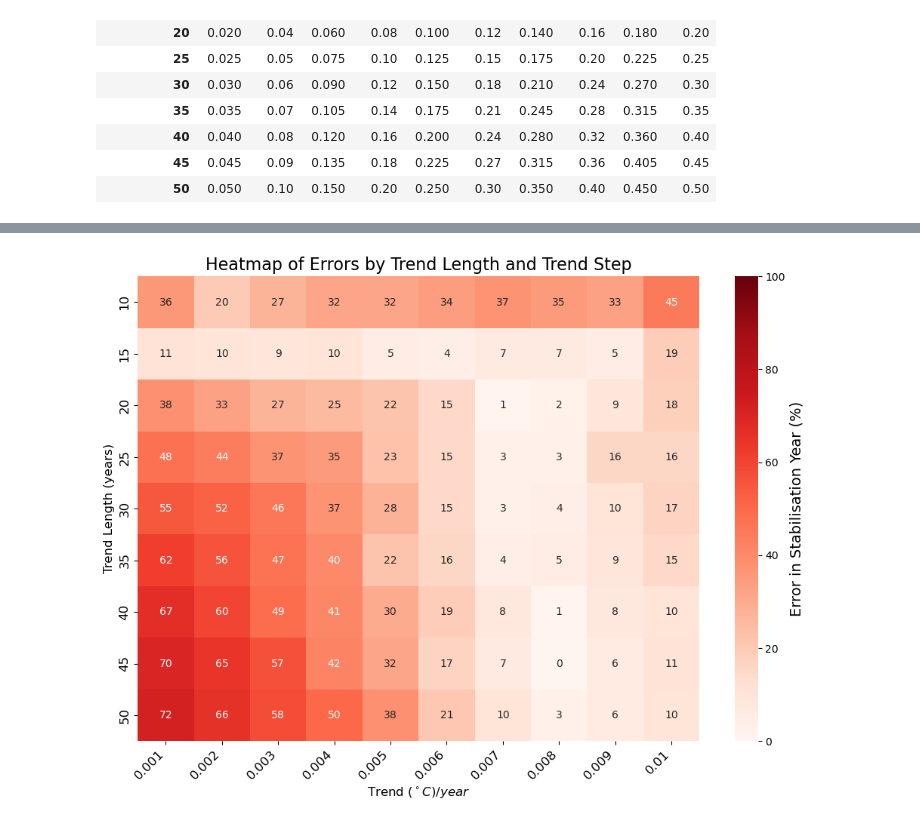
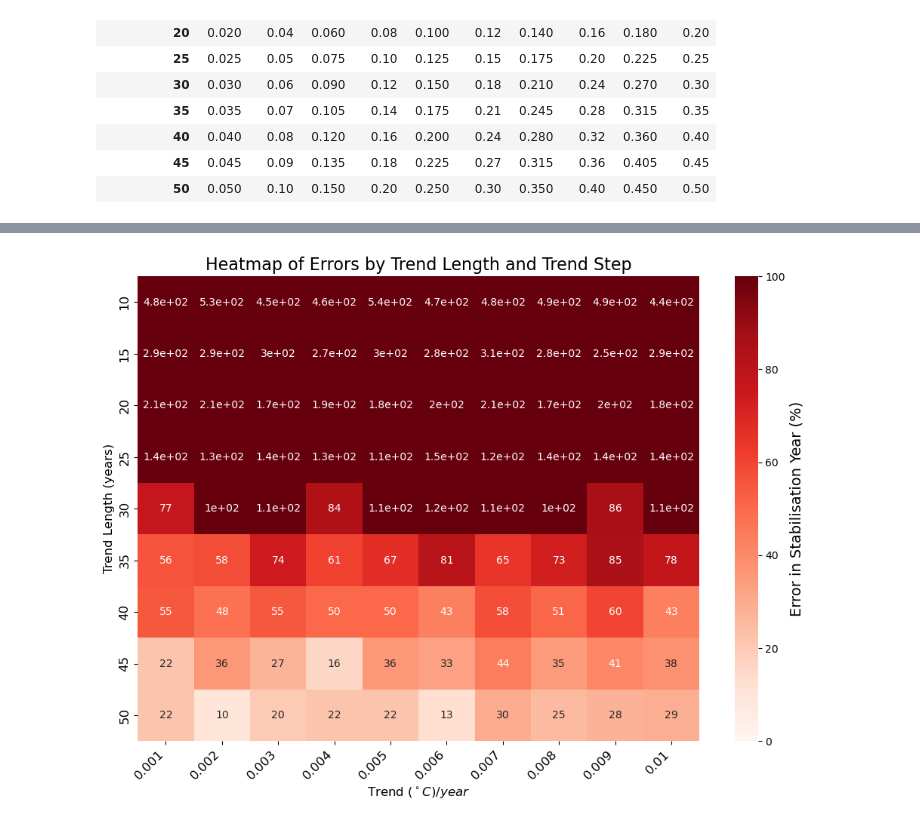
Before and after one commit to alexborowiak/zecmip_stabilisation, a Jupyter notebook: sythetic_timeseries_method_test_v2_all_window_frac_method.ipynb, the cells around one changed output, grey strips where cells are left out. Cells and saved outputs as stored; diff of their text form; code cells hidden in the pictures.

```diff
--- a/sythetic_timeseries_method_test_v2_all_window_frac_method.ipynb
+++ b/sythetic_timeseries_method_test_v2_all_window_frac_method.ipynb
@@ -184,0 +195,7 @@ unstable_sn_da = sn_da.where(np.logical_or(
+# %%
+year_stable_and_unstable_arr =\
+    sn_calc.calcuate_year_stable_and_unstable(
+    unstable_sn_da.transpose(*['time', 'window']).values,
+    unstable_sn_da.window.values,
+    max_val=110
+    )
@@ -184,0 +206,3 @@ unstable_sn_da = sn_da.where(np.logical_or(
+# %%
+year_stable = np.nanmax(np.take(year_stable_and_unstable_arr, [0,2,4,6]))
+year_stable
@@ -198,12 +224,12 @@ unstable_fraction_threshold_da = xr.where(unstable_fraction_da>0.4, 1, 0)
 # %%
-total_stable_year_da = xr.apply_ufunc(
-    partial(sn_calc.find_stable_year_unsable_window_sel, windows=unstable_sn_da.window.values),
-    unstable_sn_da.squeeze(),
-    unstable_fraction_threshold_da.squeeze(),
-    input_core_dims=[['window', 'time'], ['time', 'window']],
-    output_core_dims = [[]],
-    vectorize=True,
-    dask='parallelized',
-    output_dtypes=[np.float64]
-).compute()
+# total_stable_year_da = xr.apply_ufunc(
+#     partial(sn_calc.find_stable_year_unsable_window_sel, windows=unstable_sn_da.window.values),
+#     unstable_sn_da.squeeze(),
+#     unstable_fraction_threshold_da.squeeze(),
+#     input_core_dims=[['window', 'time'], ['time', 'window']],
+#     output_core_dims = [[]],
+#     vectorize=True,
+#     dask='parallelized',
+#     output_dtypes=[np.float64]
+# ).compute()
 # %%
@@ -566,3 +659,3 @@ def calculate_error_df(mean_df):
 # %%
-# mean_df_0p2 = run_do_all_heaps(200, 0.2)
+mean_df_0p2 = run_do_all_heaps(500, 0.2)
 error_df_0p2 = calculate_error_df(mean_df_0p2)
@@ -802,29 +906,29 @@ plt.show()
 # %%
 import seaborn as sns
 import matplotlib.pyplot as plt
 
 # Plot heatmap of errors
 fig = plt.figure(figsize=(12, 8))
 ax = fig.add_subplot(111)
-heatmap = sns.heatmap(error_df, cmap='Reds', annot=True, vmin=0, vmax=100, cbar_kws={'label': 'Error Value'})
+heatmap = sns.heatmap(error_df_0p2, cmap='Reds', annot=True, vmin=0, vmax=100, cbar_kws={'label': 'Error Value'})
 
 # Access the color bar from the heatmap
 cbar = heatmap.collections[0].colorbar
 cbar.set_label('Error in Stabilisation Year (%)', fontsize=14)  # Set the title and adjust font size
 
 # Set plot titles and labels
 ax.set_title('Heatmap of Errors by Trend Length and Trend Step', fontsize=16)  # Adjust title font size
 ax.set_xlabel(r'Trend ($^\circ C) / year$', fontsize=12)
 ax.set_ylabel('Trend Length (years)', fontsize=12)
-ax.set_xticklabels(error_df.columns.round(4));
+ax.set_xticklabels(error_df_0p2.columns.round(4));
 
 # Rotate and resize x-axis tick labels
 plt.xticks(rotation=45, ha='right', fontsize=12)  # Rotate labels by 45 degrees and set font size
 plt.yticks(fontsize=12)
 
 plt.show()
 # %% [output]
-[figure, old version]
+[figure, new version]
 # %%
 
 fig = plt.figure(figsize=(12, 8))
```
Also changed, not shown: parts of 38 cells of this notebook, 4 other files.
